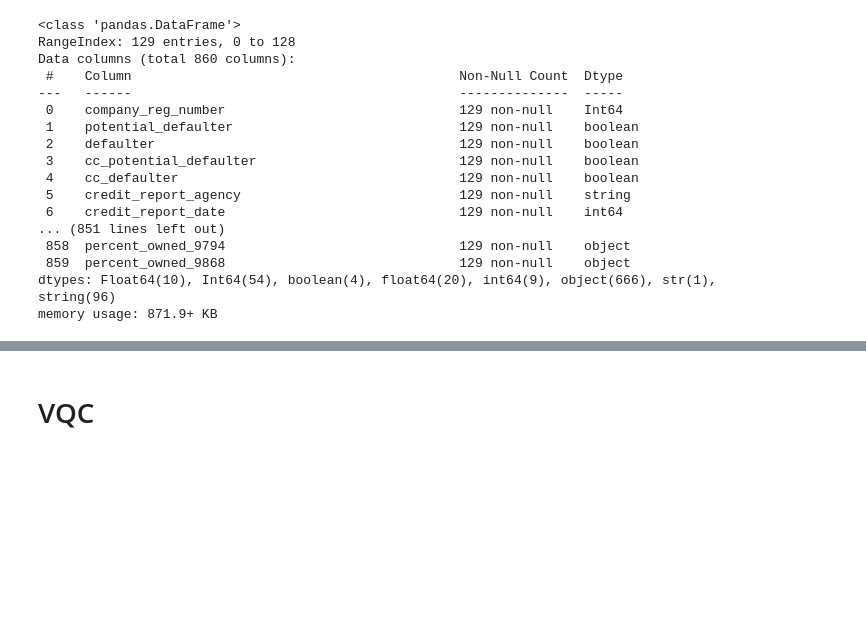
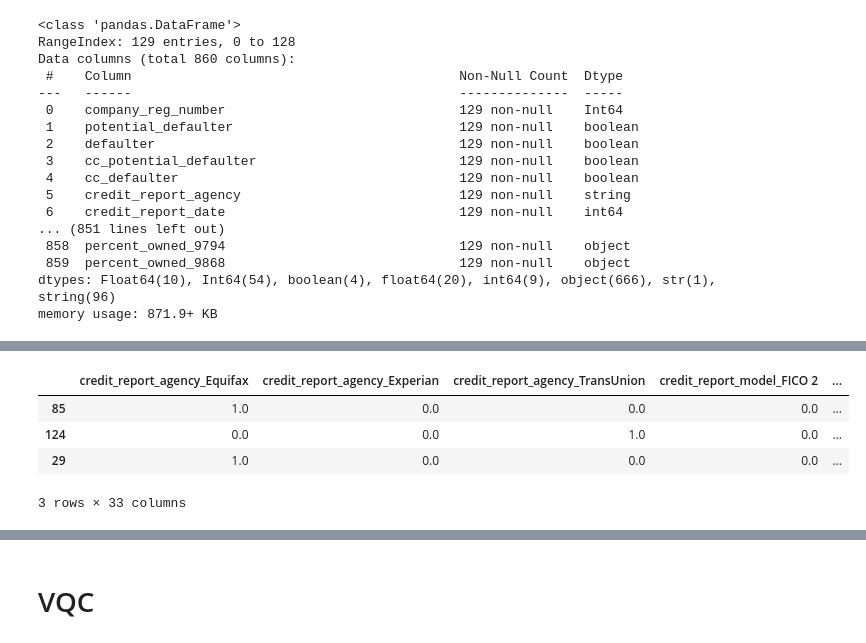
Before and after one commit to floatn/QML-for-finance, a Jupyter notebook: qml_code.ipynb, the cells around one changed output, grey strips where cells are left out. Drawn from its saved outputs; the diff is of its cells as text; code cells hidden in the pictures; blank space fills up the shorter version.

```diff
--- a/qml_code.ipynb
+++ b/qml_code.ipynb
@@ -2489,5 +2540,14 @@ memory usage: 871.9+ KB
 # %%
 from sklearn.preprocessing import OneHotEncoder
 
-# TODO: Try 'drop' option!
-#ohc = OneHotEncoder(categories=cs2_df.columns[5, 7], handle_unknown='ignore')
+ohc = OneHotEncoder(sparse_output=False).set_output(transform='pandas')
+ohc_df = pd.concat([ohc.fit_transform(cs7_df[['credit_report_agency', 'credit_report_model', 'company_type']]),
+                    ohc2.fit_transform(cs7_df[['factoring_provider']].fillna('NA')).drop(columns=['factoring_provider_NA']),
+                    ohc2.fit_transform(cs7_df[['online_challenge_wave13']].fillna('NA')).drop(columns=['online_challenge_wave13_NA'])], axis=1)
+ohc_df.sample(3)
+# %% [output]
+|  | credit_report_agency_Equifax | credit_report_agency_Experian | credit_report_agency_TransUnion | credit_report_model_FICO 2 | ... |
+| 85 | 1.0 | 0.0 | 0.0 | 0.0 | ... |
+| 124 | 0.0 | 0.0 | 1.0 | 0.0 | ... |
+| 29 | 1.0 | 0.0 | 0.0 | 0.0 | ... |
+3 rows × 33 columns
```
Also changed, not shown: parts of 12 cells of this notebook.
